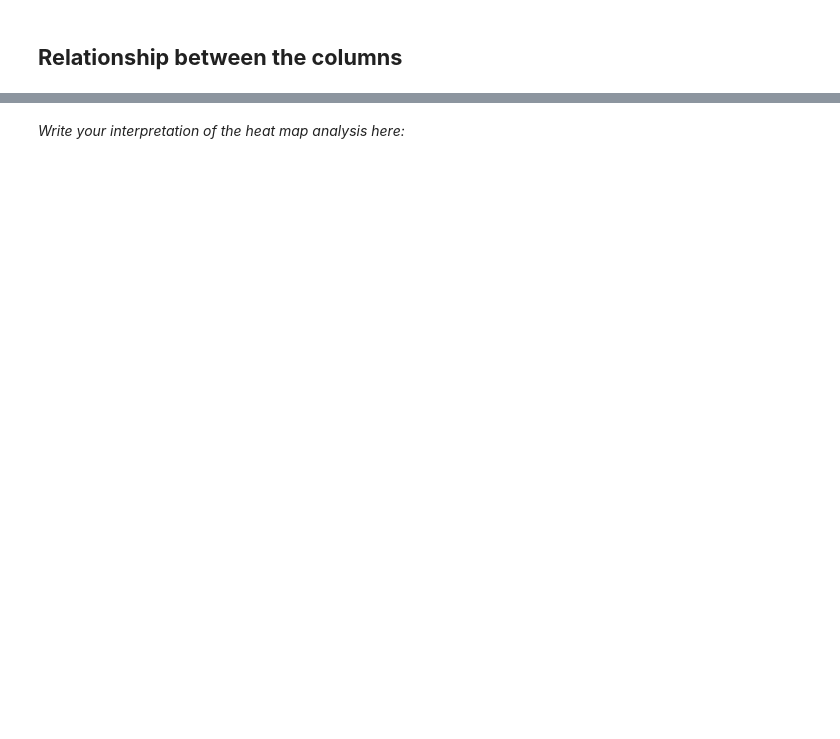
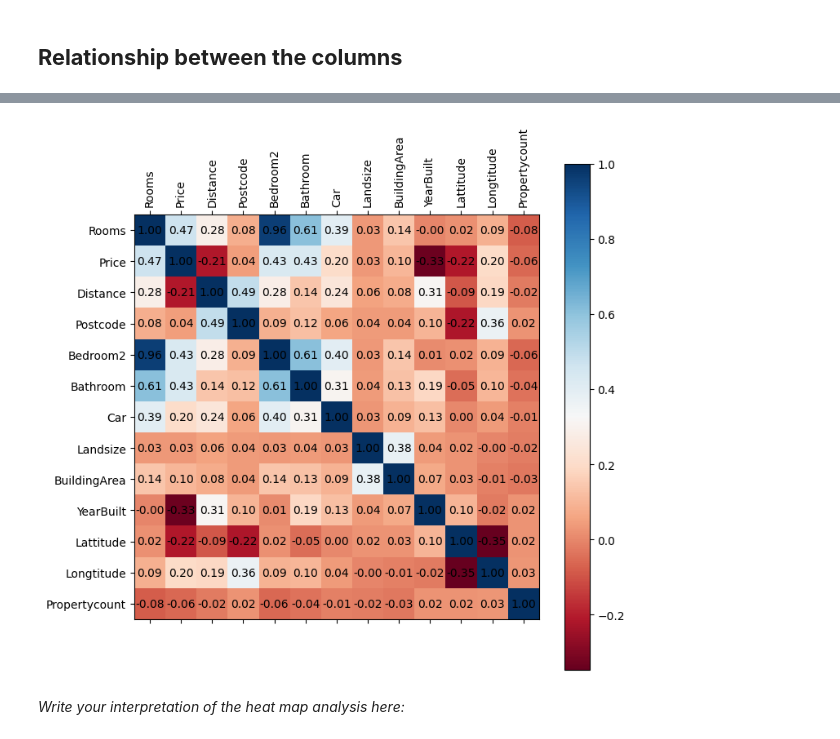
Before and after one commit to guyida/MIS710-T2_2023, a Jupyter notebook: Week 01/MIS710_Lab1.ipynb, the cells around one changed output, grey strips where cells are left out. Saved outputs shown, nothing was run; the diff lists cells and outputs as text; code cells hidden in the pictures; blank space fills up the shorter version.

```diff
--- a/Week 01/MIS710_Lab1.ipynb
+++ b/Week 01/MIS710_Lab1.ipynb
@@ -361,8 +747,20 @@ corr
 # %%
-fig = plt.figure(figsize=(8,8))
+fig = plt.figure(figsize=(8, 8))
 plt.matshow(corr, cmap='RdBu', fignum=fig.number)
-plt.xticks(range(len(corr.columns)), corr.columns, rotation='vertical');
-plt.yticks(range(len(corr.columns)), corr.columns);
+plt.xticks(range(len(corr.columns)), corr.columns, rotation='vertical')
+plt.yticks(range(len(corr.columns)), corr.columns)
+
+# Add annotations
+for i in range(len(corr.columns)):
+    for j in range(len(corr.columns)):
+        plt.text(j, i, f'{corr.iloc[i, j]:.2f}', ha='center', va='center', color='black')
+
+# Add color legend
+plt.colorbar()
+
+plt.show()
+# %% [output]
+[figure, added]
 # %% [markdown]
 *Write your interpretation of the heat map analysis here:*
 # %%
```
Also changed, not shown: parts of 70 cells of this notebook.
